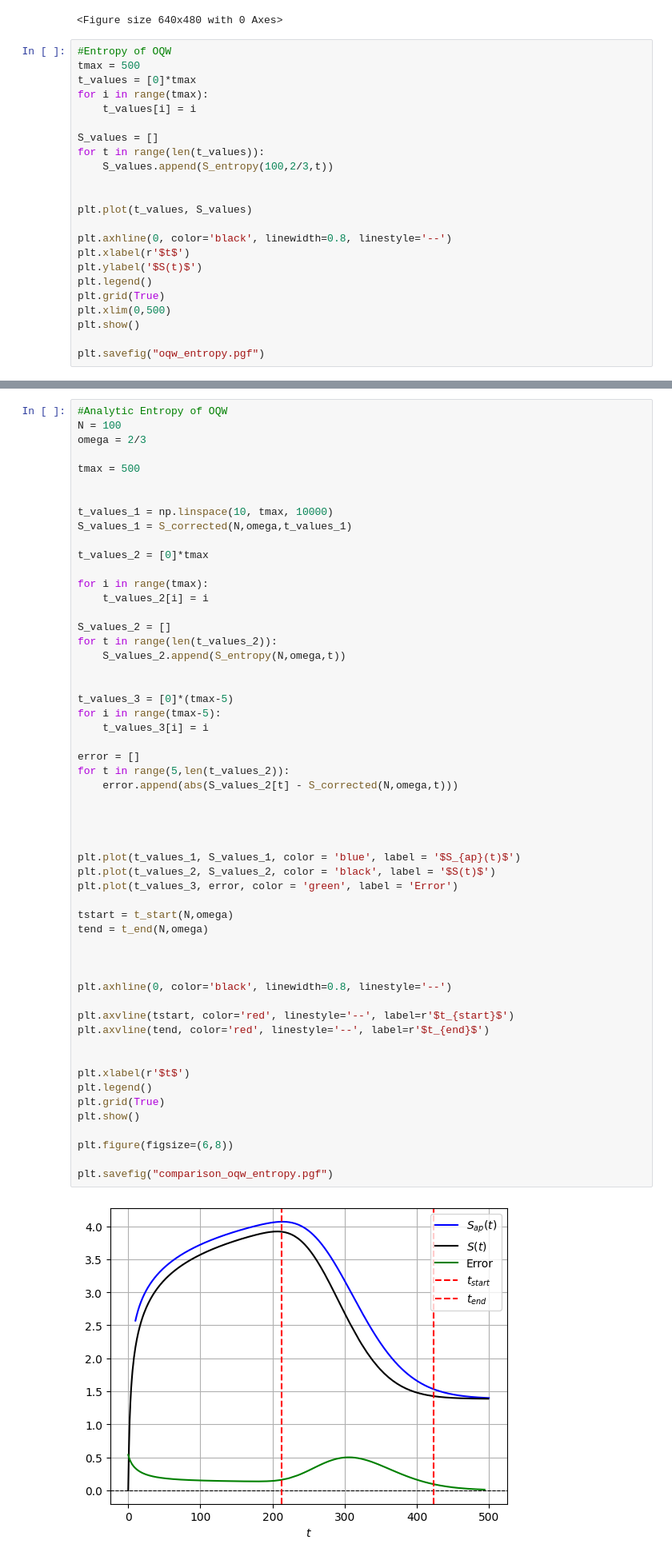
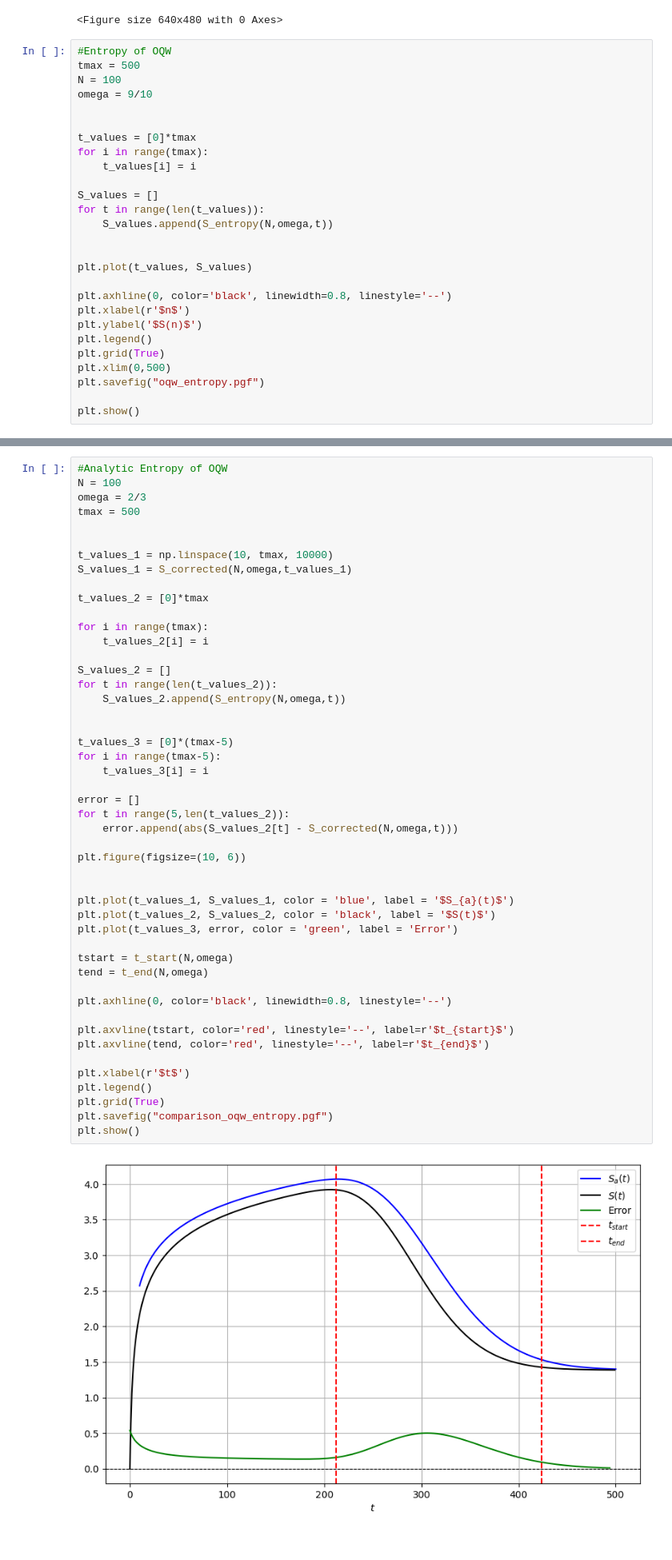
Before and after one commit to pedrolinckm/OQW-Thermodynamics, a Jupyter notebook: thermodynamics_oqw.ipynb, the cells around one changed output, grey strips where cells are left out. Shown at 80% size. Cells and saved outputs as stored; diff of their text form.

```diff
--- a/thermodynamics_oqw.ipynb
+++ b/thermodynamics_oqw.ipynb
@@ -275,24 +275,28 @@ plt.savefig("analytic_oqw_entropy.pgf")
 # %%
 #Entropy of OQW
 tmax = 500
+N = 100
+omega = 9/10
+
+
 t_values = [0]*tmax
 for i in range(tmax):
     t_values[i] = i
 
 S_values = []
 for t in range(len(t_values)):
-    S_values.append(S_entropy(100,2/3,t))
+    S_values.append(S_entropy(N,omega,t))
 
 
 plt.plot(t_values, S_values)
 
 plt.axhline(0, color='black', linewidth=0.8, linestyle='--')
-plt.xlabel(r'$t$')
-plt.ylabel('$S(t)$')
+plt.xlabel(r'$n$')
+plt.ylabel('$S(n)$')
 plt.legend()
 plt.grid(True)
 plt.xlim(0,500)
+plt.savefig("oqw_entropy.pgf")
+
 plt.show()
-
-plt.savefig("oqw_entropy.pgf")
 # %% [output]
@@ -302,7 +305,6 @@ plt.savefig("oqw_entropy.pgf")
 #Analytic Entropy of OQW
 N = 100
 omega = 2/3
-
 tmax = 500
 
 
@@ -318,40 +320,34 @@ S_values_2 = []
 for t in range(len(t_values_2)):
     S_values_2.append(S_entropy(N,omega,t))
 
 
 t_values_3 = [0]*(tmax-5)
 for i in range(tmax-5):
     t_values_3[i] = i
 
 error = []
 for t in range(5,len(t_values_2)):
     error.append(abs(S_values_2[t] - S_corrected(N,omega,t)))
 
+plt.figure(figsize=(10, 6))
 
 
-
-plt.plot(t_values_1, S_values_1, color = 'blue', label = '$S_{ap}(t)$')
+plt.plot(t_values_1, S_values_1, color = 'blue', label = '$S_{a}(t)$')
 plt.plot(t_values_2, S_values_2, color = 'black', label = '$S(t)$')
 plt.plot(t_values_3, error, color = 'green', label = 'Error')
 
 tstart = t_start(N,omega)
 tend = t_end(N,omega)
 
-
-
 plt.axhline(0, color='black', linewidth=0.8, linestyle='--')
 
 plt.axvline(tstart, color='red', linestyle='--', label=r'$t_{start}$')
 plt.axvline(tend, color='red', linestyle='--', label=r'$t_{end}$')
 
-
 plt.xlabel(r'$t$')
 plt.legend()
 plt.grid(True)
+plt.savefig("comparison_oqw_entropy.pgf")
 plt.show()
-
-plt.figure(figsize=(6,8))
-
-plt.savefig("comparison_oqw_entropy.pgf")
 # %% [output]
-[figure, old version]
+[figure, new version]
```
Also changed, not shown: parts of 2 cells of this notebook, 5 other files.
